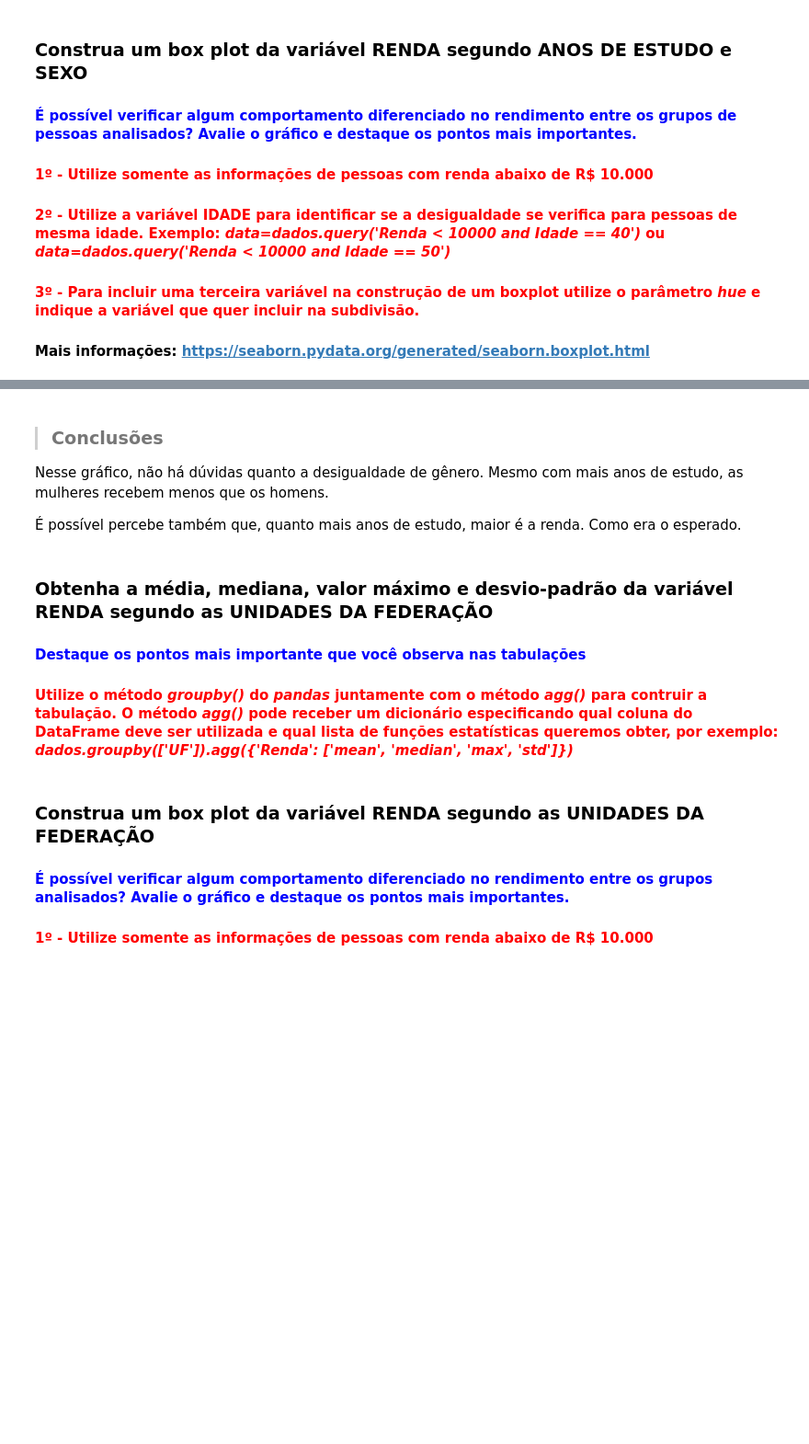
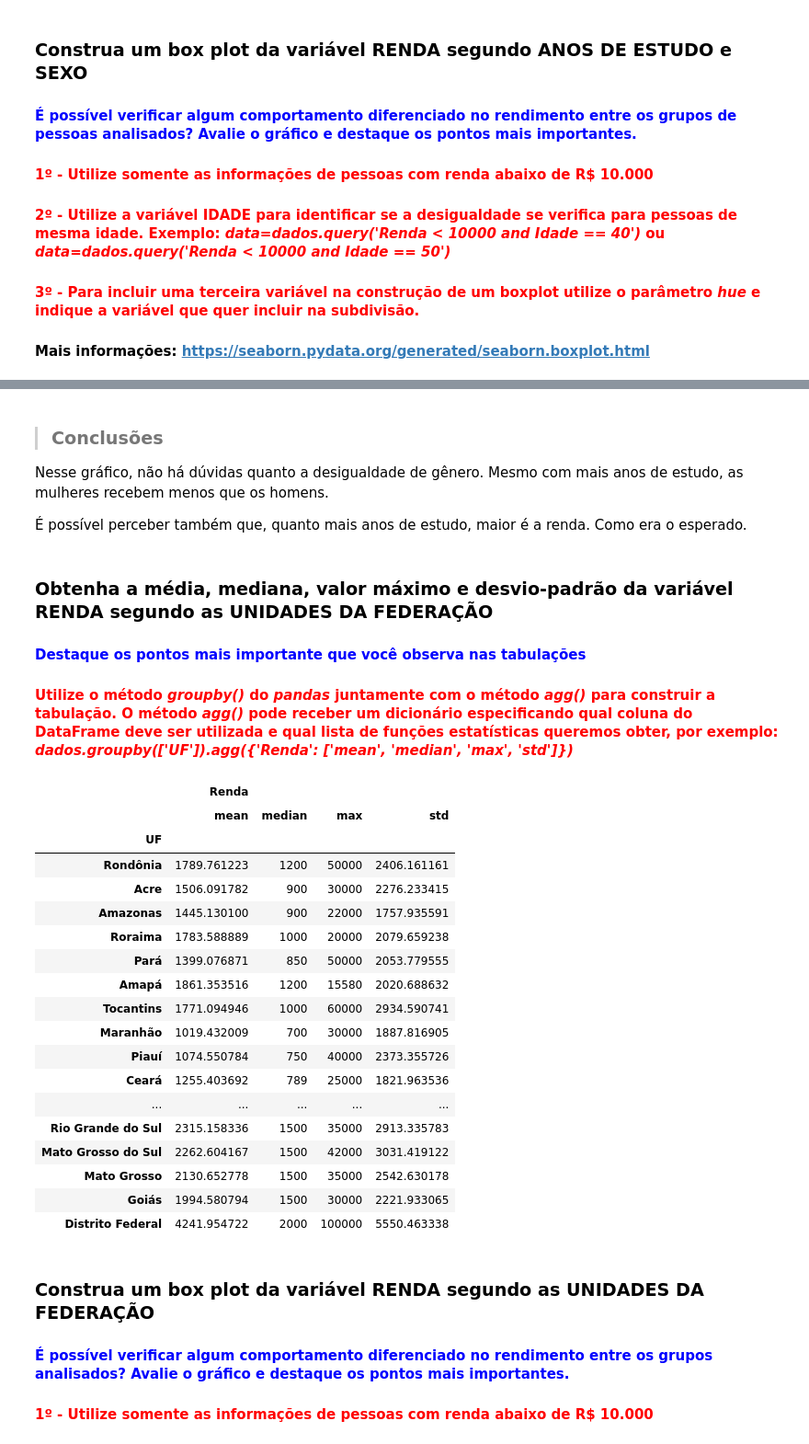
Before and after one commit to ViniViniAntunes/Analise-descritiva-PNAD-2015, a Jupyter notebook: Análise_Descritiva.ipynb, the cells around one changed output, grey strips where cells are left out. Shown at 92% size. Cells and saved outputs as stored; diff of their text form; code cells hidden in the pictures; blank space fills up the shorter version.

```diff
--- a/Análise_Descritiva.ipynb
+++ b/Análise_Descritiva.ipynb
@@ -666,11 +688,37 @@ box_plot_renda_por_estudo_e_cor
 
 Nesse gráfico, não há dúvidas quanto a desigualdade de gênero. Mesmo com mais anos de estudo, as mulheres recebem menos que os homens.
 
-É possível percebe também que, quanto mais anos de estudo, maior é a renda. Como era o esperado.
+É possível perceber também que, quanto mais anos de estudo, maior é a renda. Como era o esperado.
 # %% [markdown]
 ### Obtenha a média, mediana, valor máximo e desvio-padrão da variável RENDA segundo as UNIDADES DA FEDERAÇÃO
 #### <font color='blue'>Destaque os pontos mais importante que você observa nas tabulações</font>
-#### <font color='red'>Utilize o método <i>groupby()</i> do <i>pandas</i> juntamente com o método <i>agg()</i> para contruir a tabulação. O método <i>agg()</i> pode receber um dicionário especificando qual coluna do DataFrame deve ser utilizada e qual lista de funções estatísticas queremos obter, por exemplo: <i>dados.groupby(['UF']).agg({'Renda': ['mean', 'median', 'max', 'std']})</i></font>
+#### <font color='red'>Utilize o método <i>groupby()</i> do <i>pandas</i> juntamente com o método <i>agg()</i> para construir a tabulação. O método <i>agg()</i> pode receber um dicionário especificando qual coluna do DataFrame deve ser utilizada e qual lista de funções estatísticas queremos obter, por exemplo: <i>dados.groupby(['UF']).agg({'Renda': ['mean', 'median', 'max', 'std']})</i></font>
+# %%
+renda_por_UF = dados.groupby(['UF']).agg(
+    {'Renda': ['mean', 'median', 'max', 'std']})
+renda_por_UF.rename(index = uf, inplace = True)
+
+renda_por_UF
+# %% [output]
+|  | Renda |  |  |  |
+|  | mean | median | max | std |
+| UF |  |  |  |  |
+| Rondônia | 1789.761223 | 1200 | 50000 | 2406.161161 |
+| Acre | 1506.091782 | 900 | 30000 | 2276.233415 |
+| Amazonas | 1445.130100 | 900 | 22000 | 1757.935591 |
+| Roraima | 1783.588889 | 1000 | 20000 | 2079.659238 |
+| Pará | 1399.076871 | 850 | 50000 | 2053.779555 |
+| Amapá | 1861.353516 | 1200 | 15580 | 2020.688632 |
+| Tocantins | 1771.094946 | 1000 | 60000 | 2934.590741 |
+| Maranhão | 1019.432009 | 700 | 30000 | 1887.816905 |
+| Piauí | 1074.550784 | 750 | 40000 | 2373.355726 |
+| Ceará | 1255.403692 | 789 | 25000 | 1821.963536 |
+| ... | ... | ... | ... | ... |
+| Rio Grande do Sul | 2315.158336 | 1500 | 35000 | 2913.335783 |
+| Mato Grosso do Sul | 2262.604167 | 1500 | 42000 | 3031.419122 |
+| Mato Grosso | 2130.652778 | 1500 | 35000 | 2542.630178 |
+| Goiás | 1994.580794 | 1500 | 30000 | 2221.933065 |
+| Distrito Federal | 4241.954722 | 2000 | 100000 | 5550.463338 |
 # %% [markdown]
 ### Construa um box plot da variável RENDA segundo as UNIDADES DA FEDERAÇÃO
 #### <font color='blue'>É possível verificar algum comportamento diferenciado no rendimento entre os grupos analisados? Avalie o gráfico e destaque os pontos mais importantes.</font>
```
Also changed, not shown: parts of 9 cells of this notebook.
